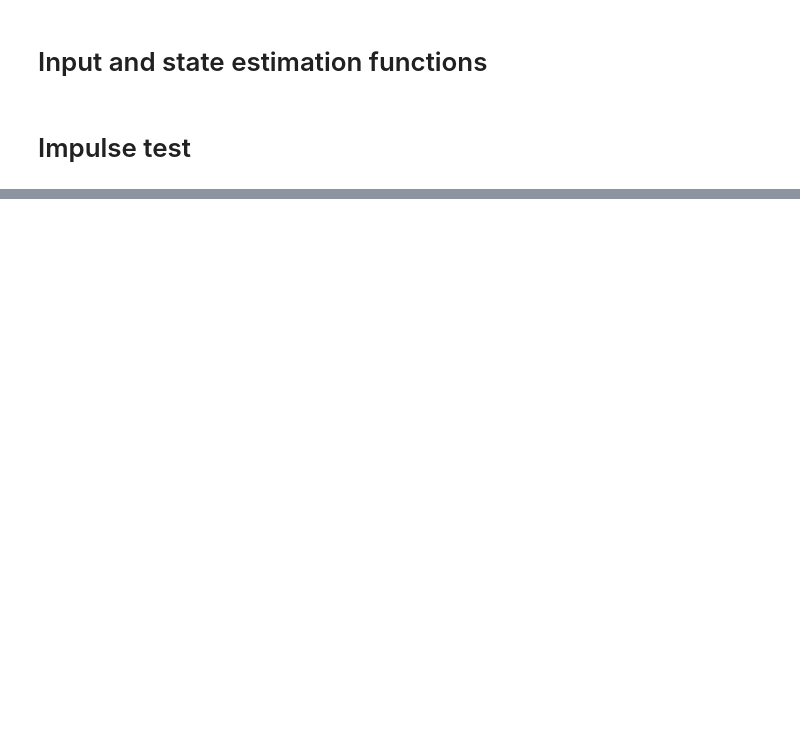
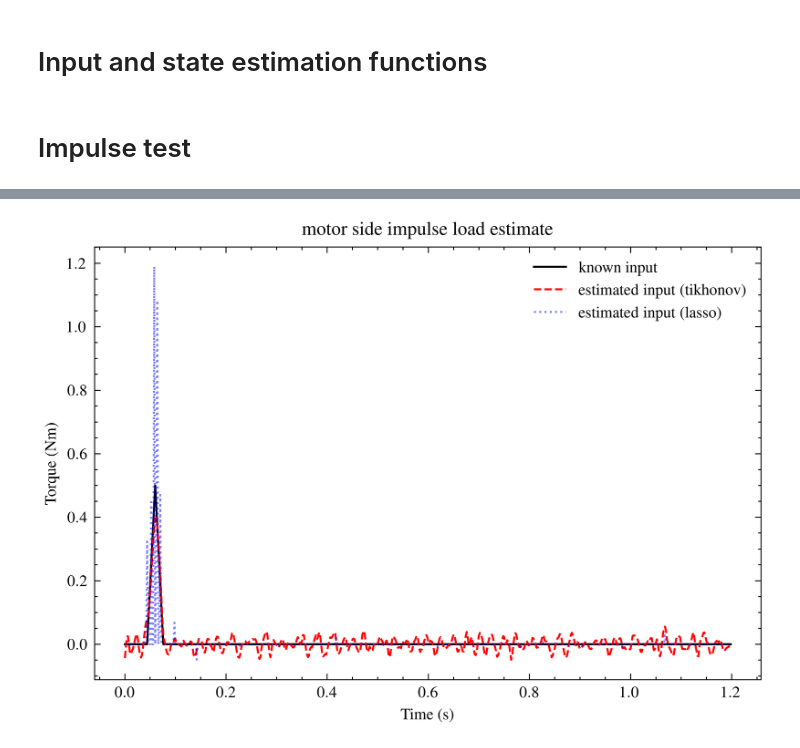
Before and after one commit to urho-h/torque_estimation_masters, a Jupyter notebook: notebooks/input_and_state_estimation_testbench.ipynb, the cells around one changed output, grey strips where cells are left out. Cells and saved outputs as stored; diff of their text form; code cells hidden in the pictures; blank space fills up the shorter version.

```diff
--- a/notebooks/input_and_state_estimation_testbench.ipynb
+++ b/notebooks/input_and_state_estimation_testbench.ipynb
@@ -306,0 +297,21 @@ plt.show()
+# %%
+L_test = L(B_mat_d.shape[1]*N)
+
+R_ = 1e-4*np.eye(C_mat.shape[0]) # measurement covariance, shape (n_sensors, n_sensors)
+r = np.random.multivariate_normal(np.zeros(R_.shape[0]), R_, t.shape[0])
+e = np.reshape(r.T, (-1,1))
+noisy_meas = y_hat + e
+
+u_hat, x_hat = tikhonov_problem(noisy_meas, O_test, G_test, L_test, initial_state=x0, lam=0.01)
+u_hat_l, x_hat_l = lasso_problem(noisy_meas, O_test, G_test, L_test, initial_state=x0, lam=0.01)
+# %%
+plt.plot(t, impulse_ex_reshaped[::2], label='known input')
+plt.plot(t, u_hat[::2], label='estimated input (tikhonov)')
+plt.plot(t, u_hat_l[::2], label='estimated input (lasso)', alpha=0.5)
+plt.legend()
+plt.xlabel('Time (s)')
+plt.ylabel('Torque (Nm)')
+plt.title('motor side impulse load estimate')
+plt.show()
+# %% [output]
+[figure, added]
```
Also changed, not shown: parts of 28 cells of this notebook.
